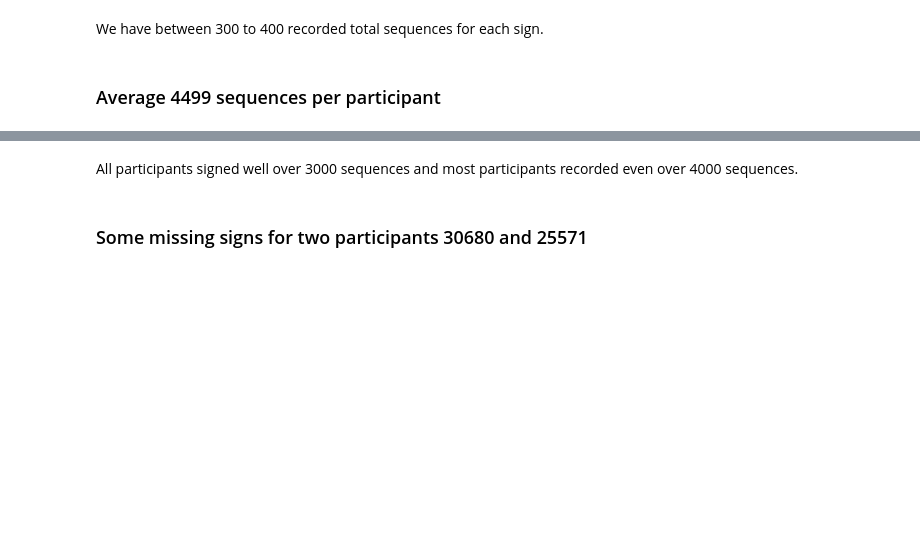
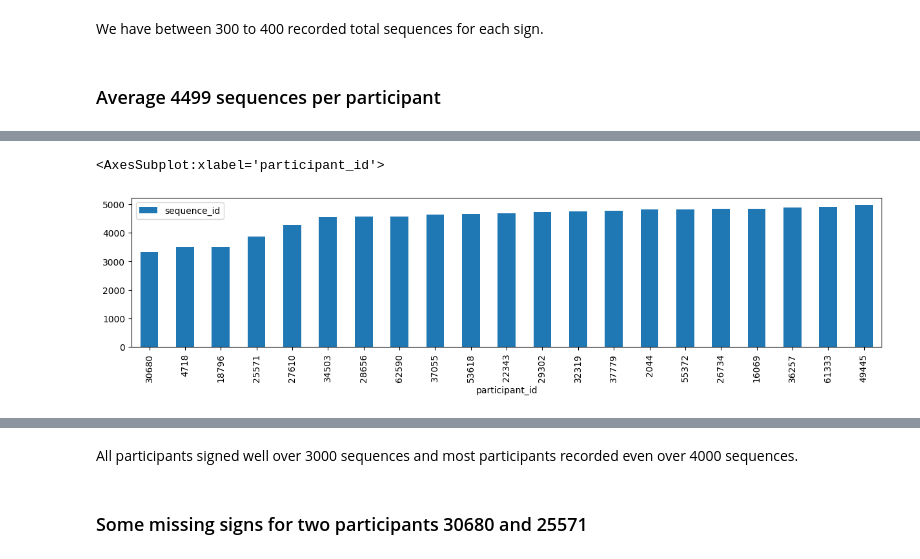
Before and after one commit to vosmani36/Capstone_Project_SignMeUp, a Jupyter notebook: notebooks/Project_Notebook_v0.ipynb, the cells around one changed output, grey strips where cells are left out. Saved outputs shown, nothing was run; the diff lists cells and outputs as text; code cells hidden in the pictures; blank space fills up the shorter version.

```diff
--- a/notebooks/Project_Notebook_v0.ipynb
+++ b/notebooks/Project_Notebook_v0.ipynb
@@ -997,3 +1052,8 @@ df_csv[['participant_id', 'sequence_id']].groupby('participant_id').count().sort
 # %%
-df_csv[['sequence_id', 'participant_id']].groupby('participant_id').count().sort_values(by='sequence_id').plot(kind='bar', figsize=(15,3))
+df_csv[["sequence_id", "participant_id"]].groupby("participant_id").count().sort_values(
+    by="sequence_id"
+).plot(kind="bar", figsize=(15, 3))
+# %% [output]
+<AxesSubplot:xlabel='participant_id'>
+[figure, added]
 # %%
```
Also changed, not shown: parts of 64 cells of this notebook.
